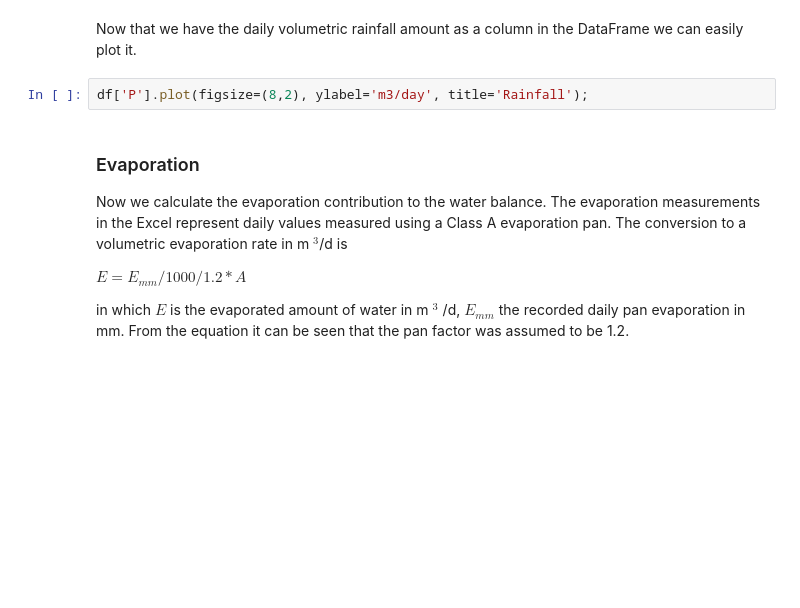
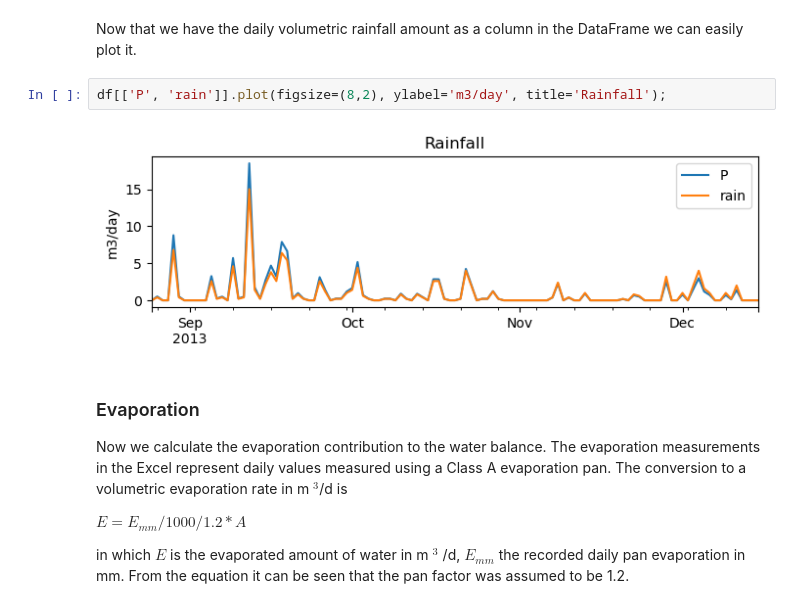
Before and after one commit to vincentpost/PythonMasterclass, a Jupyter notebook: session_5_water_balance.ipynb, the cells around one changed output. Saved outputs shown, nothing was run; the diff lists cells and outputs as text; blank space fills up the shorter version.

```diff
--- a/session_5_water_balance.ipynb
+++ b/session_5_water_balance.ipynb
@@ -37,7 +47,9 @@ df['P'] = P               # create new column in the DataFrame with the rain in
 # %% [markdown]
 Now that we have the daily volumetric rainfall amount as a column in the DataFrame we can easily plot it.
 # %%
-df['P'].plot(figsize=(8,2), ylabel='m3/day', title='Rainfall');
+df[['P', 'rain']].plot(figsize=(8,2), ylabel='m3/day', title='Rainfall');
+# %% [output]
+[figure, added]
 # %% [markdown]
 ### Evaporation
 Now we calculate the evaporation contribution to the water balance. The evaporation measurements in the Excel represent daily values measured using a Class A evaporation pan. The conversion to a volumetric evaporation rate in m $^3$/d is
```
Also changed, not shown: parts of 12 cells of this notebook.
